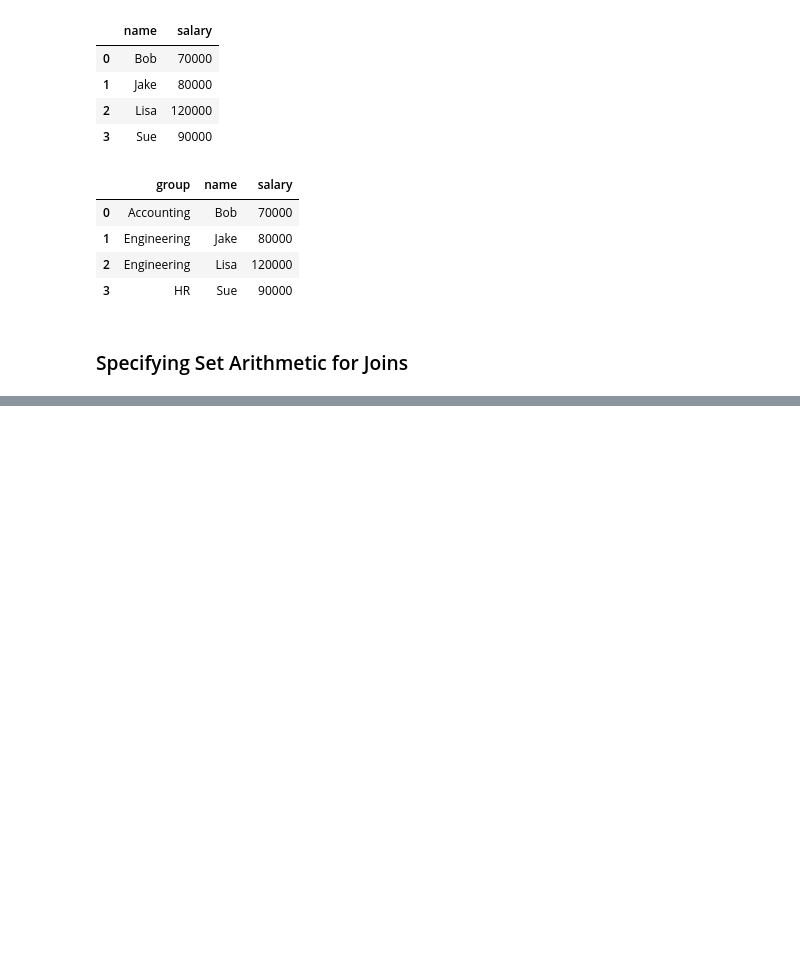
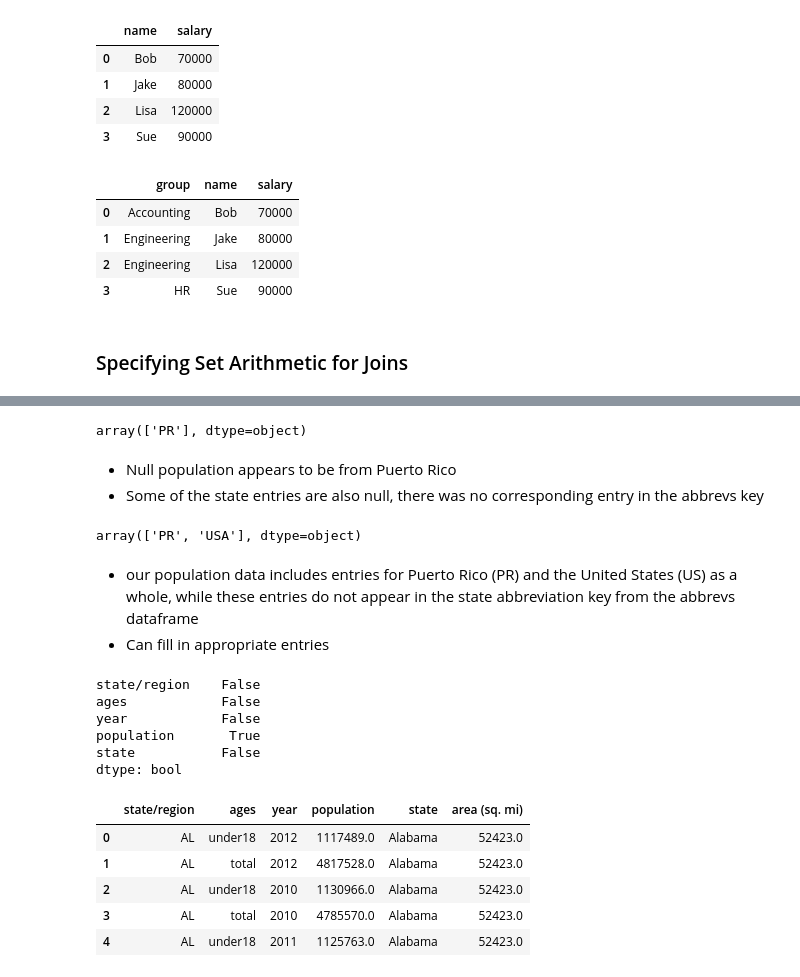
Before and after one commit to craigtrupp/DataScienceHandbook, a Jupyter notebook: Pandas/Combining Datasets (Concat, Append, Merge & Join) - Example US DataSets Pulls with Curl.ipynb, the cells around one changed output, grey strips where cells are left out. Drawn from its saved outputs; the diff is of its cells as text; code cells hidden in the pictures; blank space fills up the shorter version.

```diff
--- a/Pandas/Combining Datasets (Concat & Append).ipynb
+++ b/Pandas/Combining Datasets (Concat, Append, Merge & Join) - Example US DataSets Pulls with Curl.ipynb
@@ -505,0 +724,41 @@ read_csv(filepath_or_buffer: 'FilePath | ReadCsvBuffer[bytes] | ReadCsvBuffer[st
+# %%
+# Just looks like the state/region with null population values is Puerto Rico
+pop_abbrevs_outer.loc[pop_abbrevs_outer['population'].isnull()]['state/region'].unique()
+# %% [output]
+array(['PR'], dtype=object)
+# %% [markdown]
+* Null population appears to be from Puerto Rico
+* Some of the state entries are also null, there was no corresponding entry in the abbrevs key
+# %%
+# Locate null values/row for the state column and find unique state/region values for null values in state column
+pop_abbrevs_outer.loc[pop_abbrevs_outer['state'].isnull()]['state/region'].unique()
+# %% [output]
+array(['PR', 'USA'], dtype=object)
+# %% [markdown]
+* our population data includes entries for Puerto Rico (PR) and the United States (US) as  a whole, while these entries do not appear in the state abbreviation key from the abbrevs dataframe
+* Can fill in appropriate entries
+# %%
+# locate PR/USA state/region values and isolate state columns for found conditional then set 'state'
+pop_abbrevs_outer.loc[pop_abbrevs_outer['state/region'] == 'PR', 'state'] = 'Puerto Rico'
+pop_abbrevs_outer.loc[pop_abbrevs_outer['state/region'] == 'USA', 'state'] = 'United States'
+# See that null from 'state' is no more
+pop_abbrevs_outer.isnull().any()
+# %% [output]
+state/region    False
+ages            False
+year            False
+population       True
+state           False
+dtype: bool
+# %%
+# Now include Areas (share same column to merge on)
+# left join to include all from first merged dataframe and matched states found for the areas dataframe
+all_three = pd.merge(pop_abbrevs_outer, areas, on='state', how='left')
+all_three.head()
+# %% [output]
+|  | state/region | ages | year | population | state | area (sq. mi) |
+| 0 | AL | under18 | 2012 | 1117489.0 | Alabama | 52423.0 |
+| 1 | AL | total | 2012 | 4817528.0 | Alabama | 52423.0 |
+| 2 | AL | under18 | 2010 | 1130966.0 | Alabama | 52423.0 |
+| 3 | AL | total | 2010 | 4785570.0 | Alabama | 52423.0 |
+| 4 | AL | under18 | 2011 | 1125763.0 | Alabama | 52423.0 |
```
Also changed, not shown: parts of 47 cells of this notebook, 3 other files.
